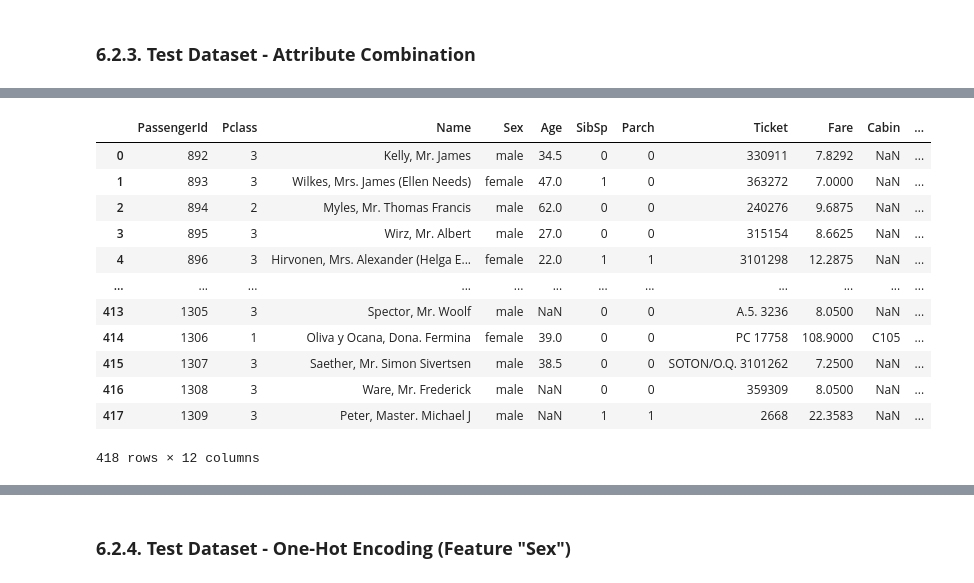
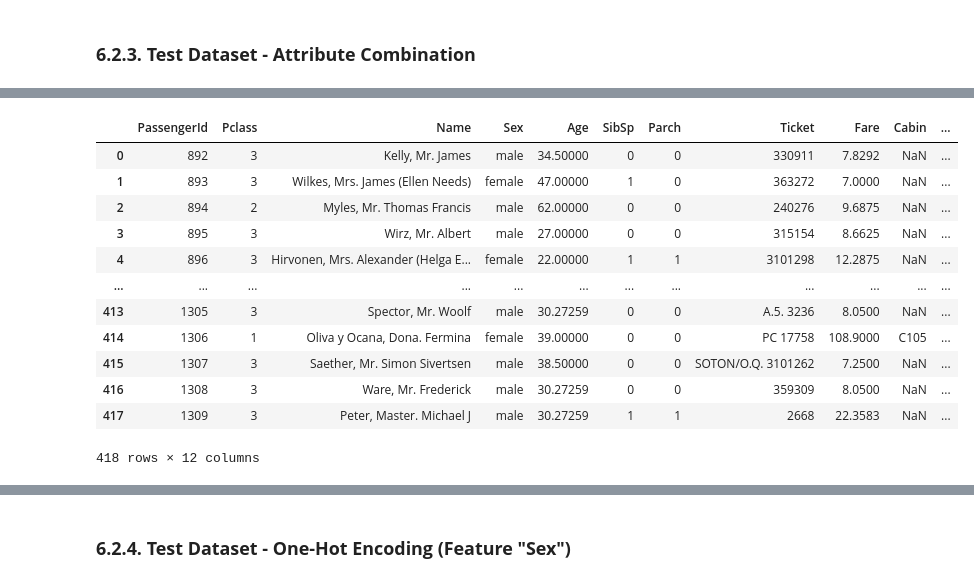
Before and after one commit to RamsesMDLC/Kaggle_Competitions, a Jupyter notebook: titanic-linear-regression-model.ipynb, the cells around one changed output, grey strips where cells are left out. Cells and saved outputs as stored; diff of their text form; code cells hidden in the pictures.

```diff
--- a/titanic-linear-regression-model.ipynb
+++ b/titanic-linear-regression-model.ipynb
@@ -1499,3 +1499,19 @@ From section "2.1.1. Getting information/description of data" we know which attr
 > Fare (numerical attribute)
 
 > Cabin
+# %%
+#Cleaning (Test Dataset)
+
+    #Replacing all the NaN values with specific values (i.e. the mean value of every column in which there are NaN values).
+
+    #In this step we end with the same quantity of rows (to be specific: 418 rows) because we did not drop the rows with NaN values (i.e. we filled with specific values).
+
+    #inplace: If True, fill in-place.
+
+test_data12 = test_data1.copy()
+
+specific_values = {"Age": test_data12['Age'].mean(), "Fare": test_data12['Fare'].mean()}
+
+test_data12.fillna(value = specific_values, inplace=True)
+
+test_data12
@@ -1531,21 +1557,23 @@ test_data2
 # %%
 #The new attribute (that will be added as a column to the test set {i.e. added to existing dataframe}) is the following:
     #class per fare
 
+test_data2 = test_data12.copy()
+
     #New test set dataframe (including the new column, i.e. the newly created attribute).
-test_data2["class per fare"]= test_data2["Pclass"]/test_data1["Fare"]
+test_data2["class per fare"]= test_data2["Pclass"]/test_data2["Fare"]
 test_data2
 # %% [output]
 |  | PassengerId | Pclass | Name | Sex | Age | SibSp | Parch | Ticket | Fare | Cabin | ... |
-| 0 | 892 | 3 | Kelly, Mr. James | male | 34.5 | 0 | 0 | 330911 | 7.8292 | NaN | ... |
-| 1 | 893 | 3 | Wilkes, Mrs. James (Ellen Needs) | female | 47.0 | 1 | 0 | 363272 | 7.0000 | NaN | ... |
-| 2 | 894 | 2 | Myles, Mr. Thomas Francis | male | 62.0 | 0 | 0 | 240276 | 9.6875 | NaN | ... |
-| 3 | 895 | 3 | Wirz, Mr. Albert | male | 27.0 | 0 | 0 | 315154 | 8.6625 | NaN | ... |
-| 4 | 896 | 3 | Hirvonen, Mrs. Alexander (Helga E... | female | 22.0 | 1 | 1 | 3101298 | 12.2875 | NaN | ... |
+| 0 | 892 | 3 | Kelly, Mr. James | male | 34.50000 | 0 | 0 | 330911 | 7.8292 | NaN | ... |
+| 1 | 893 | 3 | Wilkes, Mrs. James (Ellen Needs) | female | 47.00000 | 1 | 0 | 363272 | 7.0000 | NaN | ... |
+| 2 | 894 | 2 | Myles, Mr. Thomas Francis | male | 62.00000 | 0 | 0 | 240276 | 9.6875 | NaN | ... |
+| 3 | 895 | 3 | Wirz, Mr. Albert | male | 27.00000 | 0 | 0 | 315154 | 8.6625 | NaN | ... |
+| 4 | 896 | 3 | Hirvonen, Mrs. Alexander (Helga E... | female | 22.00000 | 1 | 1 | 3101298 | 12.2875 | NaN | ... |
 | ... | ... | ... | ... | ... | ... | ... | ... | ... | ... | ... | ... |
-| 413 | 1305 | 3 | Spector, Mr. Woolf | male | NaN | 0 | 0 | A.5. 3236 | 8.0500 | NaN | ... |
-| 414 | 1306 | 1 | Oliva y Ocana, Dona. Fermina | female | 39.0 | 0 | 0 | PC 17758 | 108.9000 | C105 | ... |
-| 415 | 1307 | 3 | Saether, Mr. Simon Sivertsen | male | 38.5 | 0 | 0 | SOTON/O.Q. 3101262 | 7.2500 | NaN | ... |
-| 416 | 1308 | 3 | Ware, Mr. Frederick | male | NaN | 0 | 0 | 359309 | 8.0500 | NaN | ... |
-| 417 | 1309 | 3 | Peter, Master. Michael J | male | NaN | 1 | 1 | 2668 | 22.3583 | NaN | ... |
+| 413 | 1305 | 3 | Spector, Mr. Woolf | male | 30.27259 | 0 | 0 | A.5. 3236 | 8.0500 | NaN | ... |
+| 414 | 1306 | 1 | Oliva y Ocana, Dona. Fermina | female | 39.00000 | 0 | 0 | PC 17758 | 108.9000 | C105 | ... |
+| 415 | 1307 | 3 | Saether, Mr. Simon Sivertsen | male | 38.50000 | 0 | 0 | SOTON/O.Q. 3101262 | 7.2500 | NaN | ... |
+| 416 | 1308 | 3 | Ware, Mr. Frederick | male | 30.27259 | 0 | 0 | 359309 | 8.0500 | NaN | ... |
+| 417 | 1309 | 3 | Peter, Master. Michael J | male | 30.27259 | 1 | 1 | 2668 | 22.3583 | NaN | ... |
 418 rows × 12 columns
```
Also changed, not shown: parts of 14 cells of this notebook.
